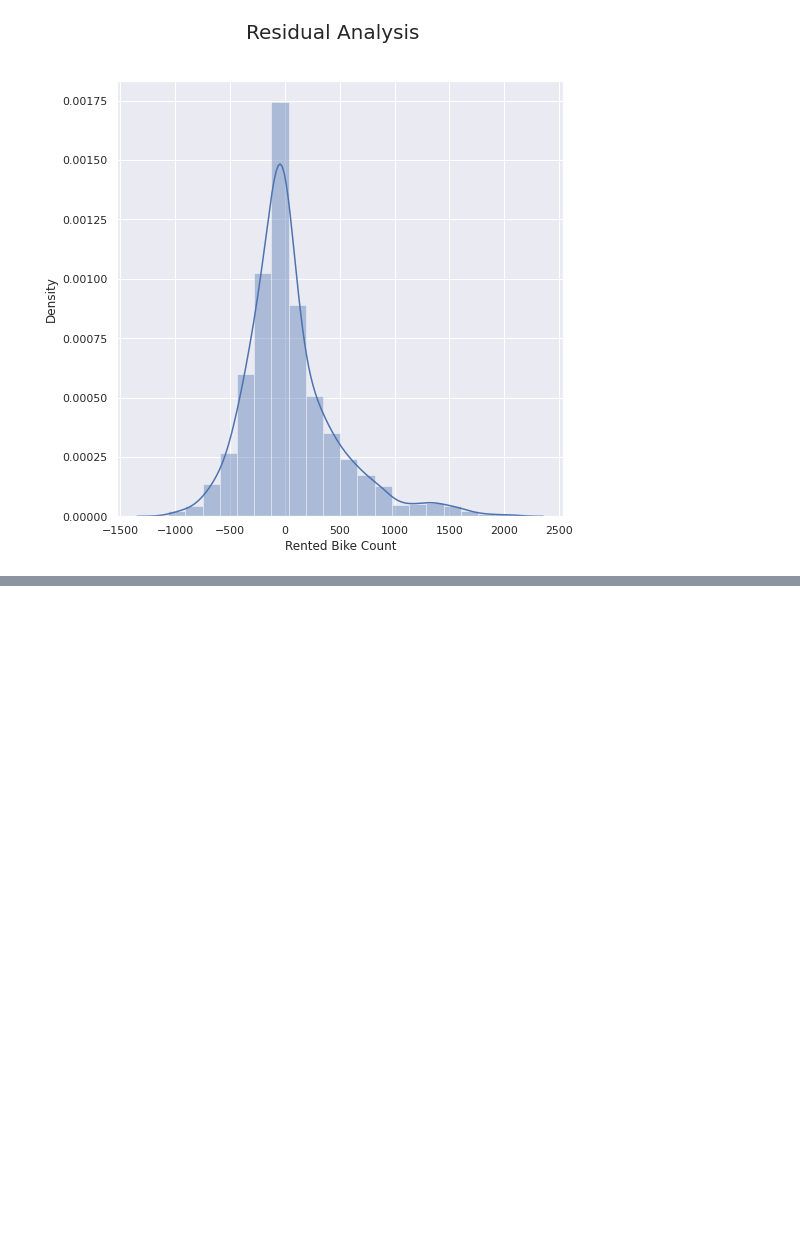
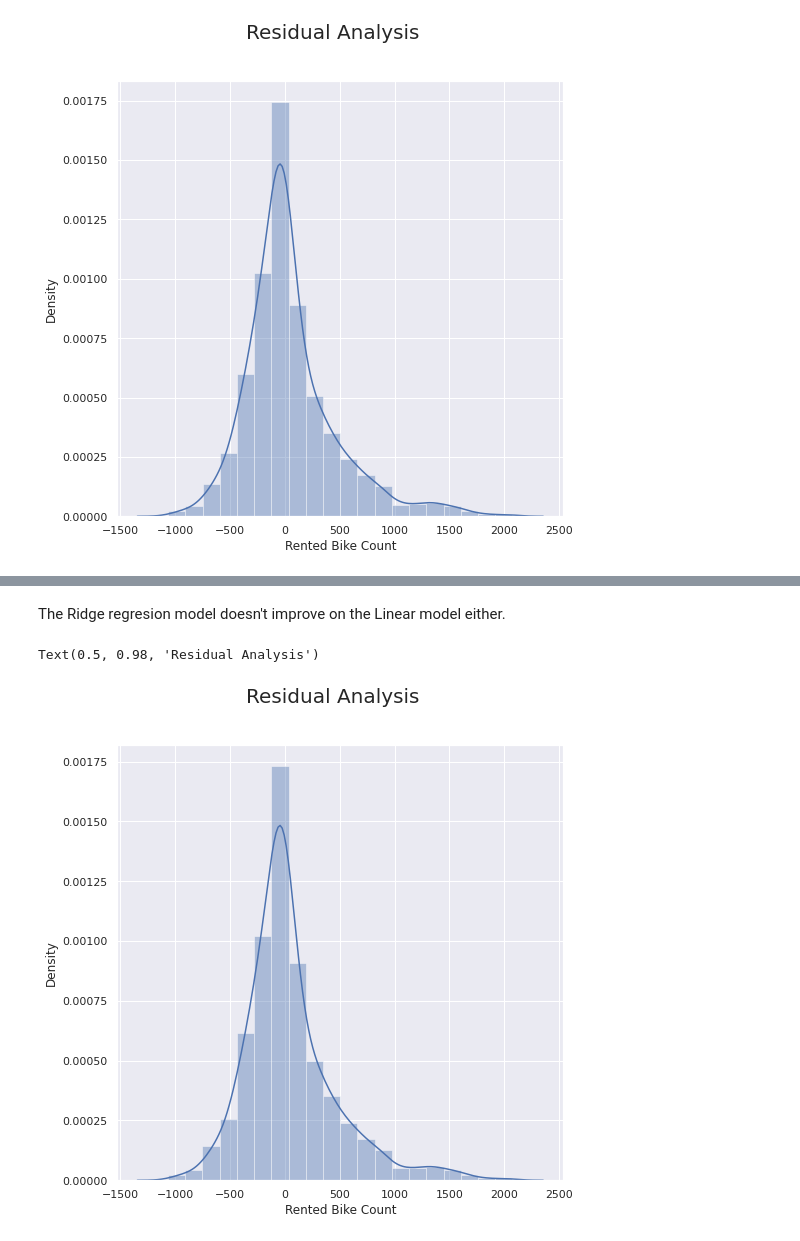
Before and after one commit to shubham-bhadouria/-Seoul-Bike-Sharing-Demand-Prediction, a Jupyter notebook: Copy_of_Copy_of_Bike_Sharing_Demand_Prediction_Capstone_Project.ipynb, the cells around one changed output, grey strips where cells are left out. Drawn from its saved outputs; the diff is of its cells as text; code cells hidden in the pictures; blank space fills up the shorter version.

```diff
--- a/Copy_of_Copy_of_Bike_Sharing_Demand_Prediction_Capstone_Project.ipynb
+++ b/Copy_of_Copy_of_Bike_Sharing_Demand_Prediction_Capstone_Project.ipynb
@@ -673,0 +744,13 @@ Text(0.5, 0.98, 'Residual Analysis')
+# %% [markdown]
+The Ridge regresion model doesn't improve on the Linear model either.
+# %%
+# Residuals Analysis
+fig=plt.figure(figsize=(8,8))
+
+sns.distplot(((y_test)**2 - (y_pred_ridge_test)**2),bins=20)
+
+#Plot Label
+fig.suptitle('Residual Analysis', fontsize = 20)
+# %% [output]
+Text(0.5, 0.98, 'Residual Analysis')
+[figure, added]
```
Also changed, not shown: parts of 10 cells of this notebook.
